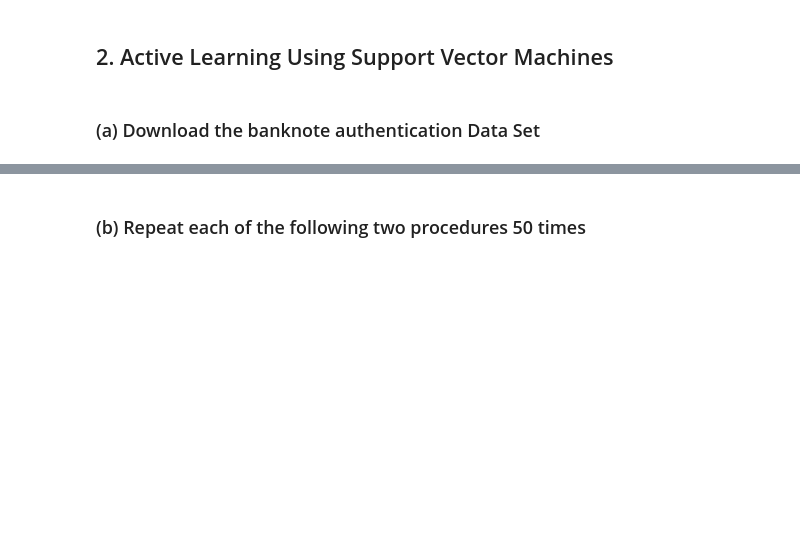
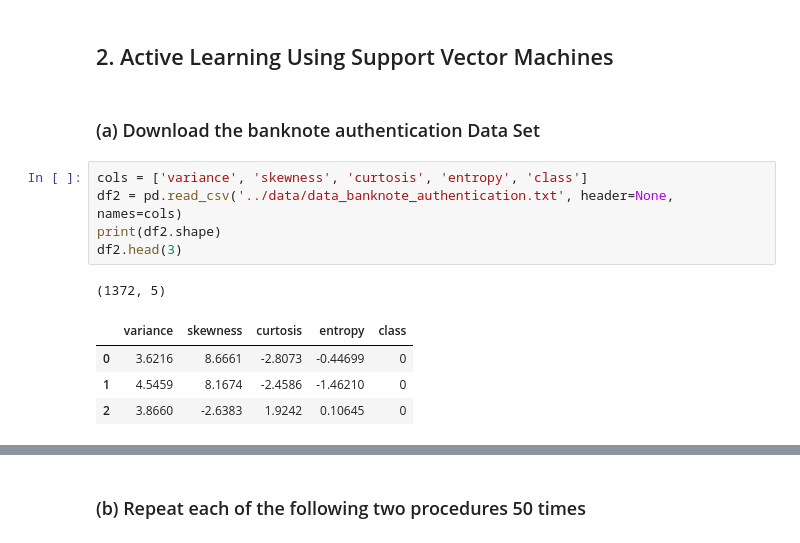
Before and after one commit to cxieusc/DSCI_552_HW8, a Jupyter notebook: notebook/Xie_Chong_HW8.ipynb, the cells around one changed output, grey strips where cells are left out. Saved outputs shown, nothing was run; the diff lists cells and outputs as text; blank space fills up the shorter version.

```diff
--- a/notebook/Xie_Chong_HW8.ipynb
+++ b/notebook/Xie_Chong_HW8.ipynb
@@ -839,3 +839,14 @@ directly comparable to the held-out results of the other methods.
 ## 2. Active Learning Using Support Vector Machines
 # %% [markdown]
 ### (a) Download the banknote authentication Data Set
+# %%
+cols = ['variance', 'skewness', 'curtosis', 'entropy', 'class']
+df2 = pd.read_csv('../data/data_banknote_authentication.txt', header=None, names=cols)
+print(df2.shape)
+df2.head(3)
+# %% [output]
+(1372, 5)
+|  | variance | skewness | curtosis | entropy | class |
+| 0 | 3.6216 | 8.6661 | -2.8073 | -0.44699 | 0 |
+| 1 | 4.5459 | 8.1674 | -2.4586 | -1.46210 | 0 |
+| 2 | 3.8660 | -2.6383 | 1.9242 | 0.10645 | 0 |
```
Also changed, not shown: parts of 6 cells of this notebook.
